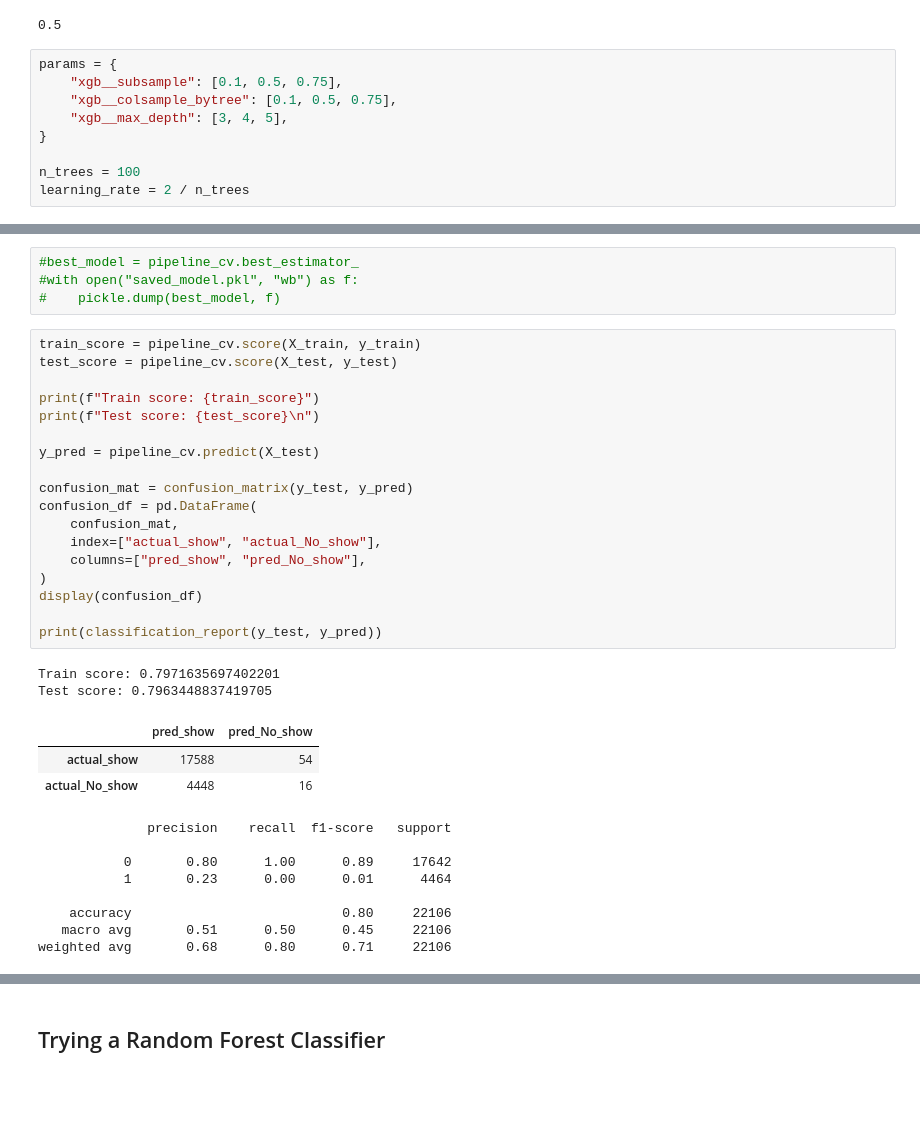
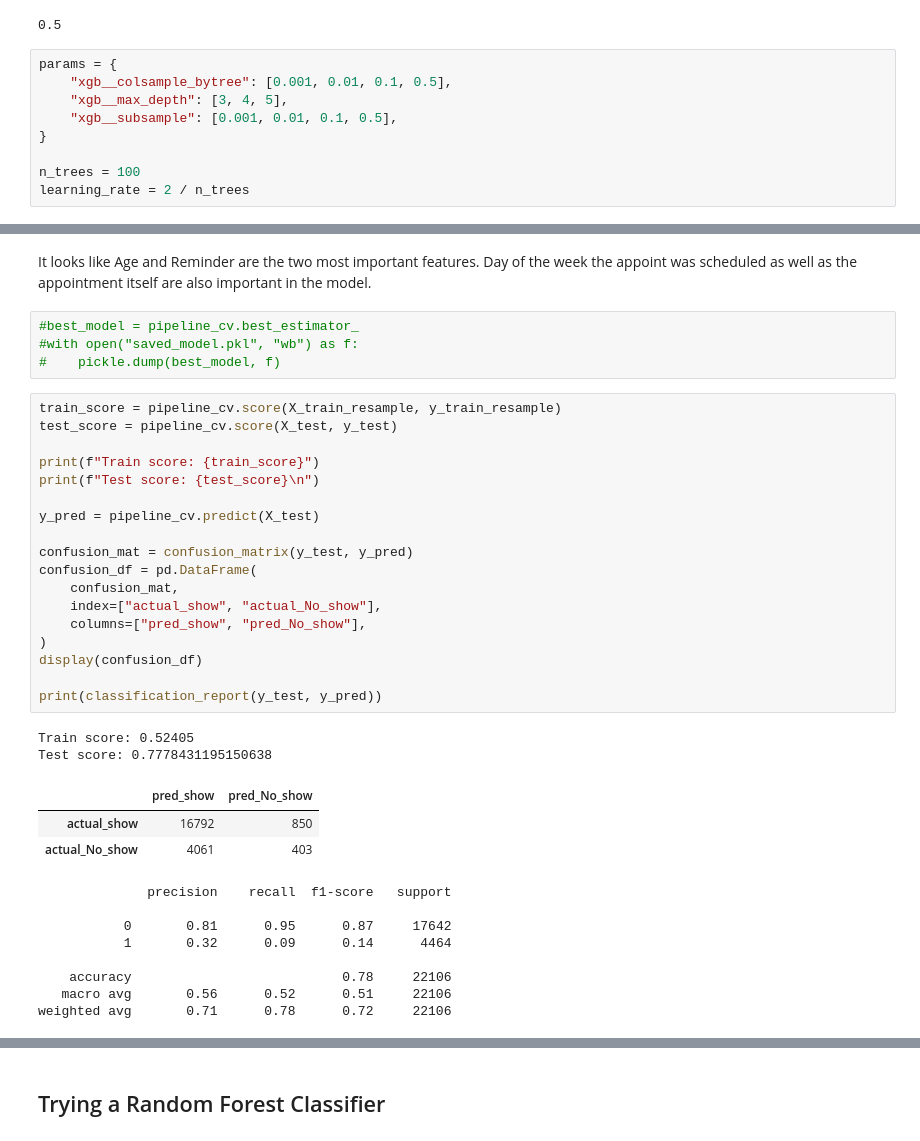
Before and after one commit to mgalaviz1/my_work, a Jupyter notebook: capstone2/predicting_no_shows.ipynb, the cells around one changed output, grey strips where cells are left out. Drawn from its saved outputs; the diff is of its cells as text; blank space fills up the shorter version.

```diff
--- a/capstone2/predicting_no_shows.ipynb
+++ b/capstone2/predicting_no_shows.ipynb
@@ -866,9 +900,9 @@ y_train_resample.mean()
 0.5
 # %%
 params = {
-    "xgb__subsample": [0.1, 0.5, 0.75],
-    "xgb__colsample_bytree": [0.1, 0.5, 0.75],
+    "xgb__colsample_bytree": [0.001, 0.01, 0.1, 0.5],
     "xgb__max_depth": [3, 4, 5],
+    "xgb__subsample": [0.001, 0.01, 0.1, 0.5],
 }
 
 n_trees = 100
@@ -933,37 +966,39 @@ importance_df.sort_values("importance", ascending=False)
+# %% [markdown]
+It looks like Age and Reminder are the two most important features. Day of the week the appoint was scheduled as well as the appointment itself are also important in the model.
 # %%
 #best_model = pipeline_cv.best_estimator_
 #with open("saved_model.pkl", "wb") as f:
 #    pickle.dump(best_model, f)
 # %%
-train_score = pipeline_cv.score(X_train, y_train)
+train_score = pipeline_cv.score(X_train_resample, y_train_resample)
 test_score = pipeline_cv.score(X_test, y_test)
 
 print(f"Train score: {train_score}")
 print(f"Test score: {test_score}\n")
 
 y_pred = pipeline_cv.predict(X_test)
 
 confusion_mat = confusion_matrix(y_test, y_pred)
 confusion_df = pd.DataFrame(
     confusion_mat,
     index=["actual_show", "actual_No_show"],
     columns=["pred_show", "pred_No_show"],
 )
 display(confusion_df)
 
 print(classification_report(y_test, y_pred))
 # %% [output]
-Train score: 0.7971635697402201
-Test score: 0.7963448837419705
+Train score: 0.52405
+Test score: 0.7778431195150638
 |  | pred_show | pred_No_show |
-| actual_show | 17588 | 54 |
-| actual_No_show | 4448 | 16 |
+| actual_show | 16792 | 850 |
+| actual_No_show | 4061 | 403 |
               precision    recall  f1-score   support
 
-           0       0.80      1.00      0.89     17642
-           1       0.23      0.00      0.01      4464
+           0       0.81      0.95      0.87     17642
+           1       0.32      0.09      0.14      4464
 
-    accuracy                           0.80     22106
-   macro avg       0.51      0.50      0.45     22106
-weighted avg       0.68      0.80      0.71     22106
+    accuracy                           0.78     22106
+   macro avg       0.56      0.52      0.51     22106
+weighted avg       0.71      0.78      0.72     22106
 # %%
```
Also changed, not shown: parts of 21 cells of this notebook.
